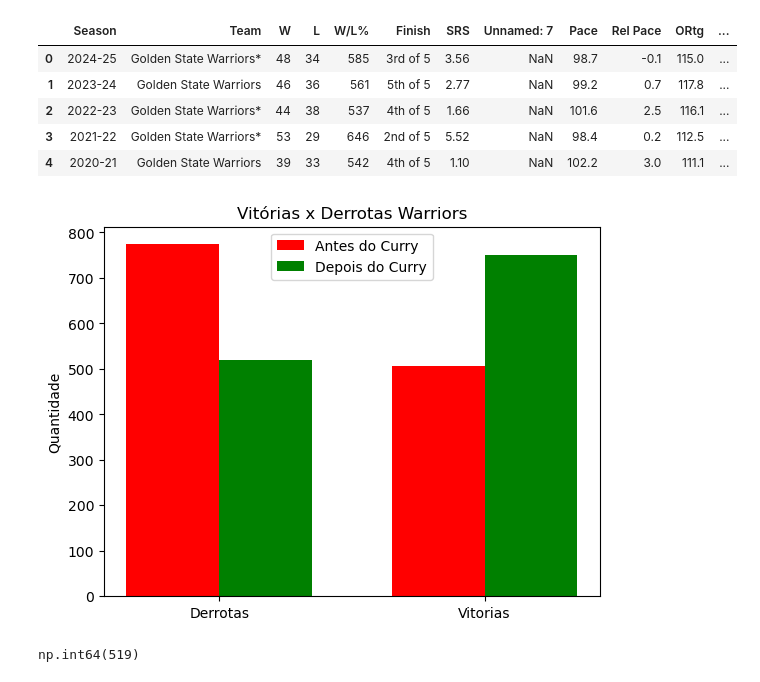
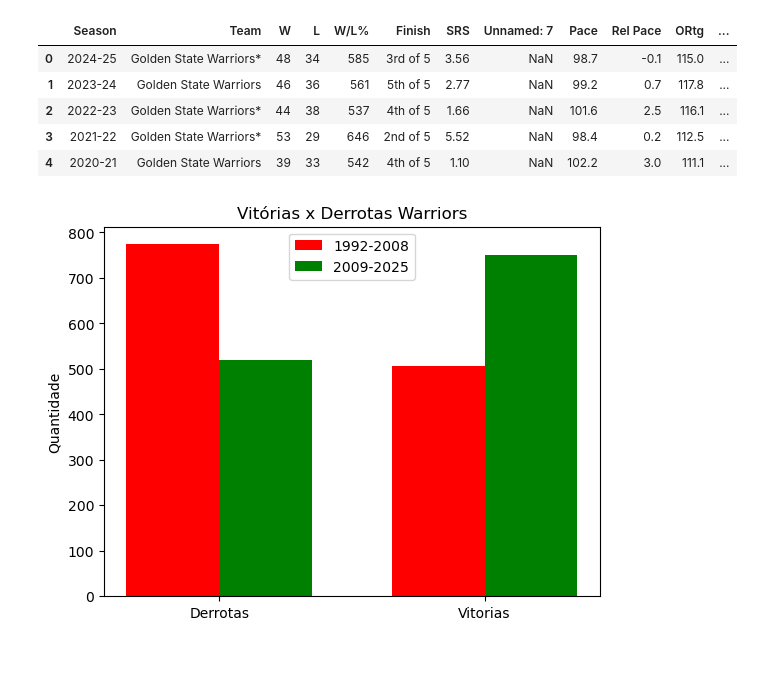
Before and after one commit to matheusmendesds/projetoPython, a Jupyter notebook: Untitled10.ipynb, the cells around one changed output. Drawn from its saved outputs; the diff is of its cells as text; code cells hidden in the pictures.

```diff
--- a/Untitled10.ipynb
+++ b/Untitled10.ipynb
@@ -46,27 +46,23 @@ WarriorsDepois = [DerWarriorsAft,VitWarriorsAft]
 # %%
 labels = ['Derrotas','Vitorias']
 WarriorsAntes = [DerWarriorsBef, VitWarriorsBef]
 WarriorsDepois = [DerWarriorsAft, VitWarriorsAft]
 x = np.arange(len(labels))  # posições no eixo x
 largura = 0.35
 
 fig, ax = plt.subplots()
 # barras antes
 ax.bar(x - largura/2, WarriorsAntes, largura, label='1992-2008', color=['red','red'])
 # barras depois
-ax.bar(x + largura/2, WarriorsDepois, largura, label='Depois do Curry', color=['green','green'])
+ax.bar(x + largura/2, WarriorsDepois, largura, label='2009-2025', color=['green','green'])
 
 # detalhes do gráfico
 ax.set_ylabel('Quantidade')
 ax.set_title('Vitórias x Derrotas Warriors')
 ax.set_xticks(x)
 ax.set_xticklabels(labels)
 ax.legend()
 
 plt.show()
 # %% [output]
-[figure, old version]
+[figure, new version]
-# %%
-WarriorsAft
-# %% [output]
-np.int64(519)
```
Also changed, not shown: parts of 2 cells of this notebook.
